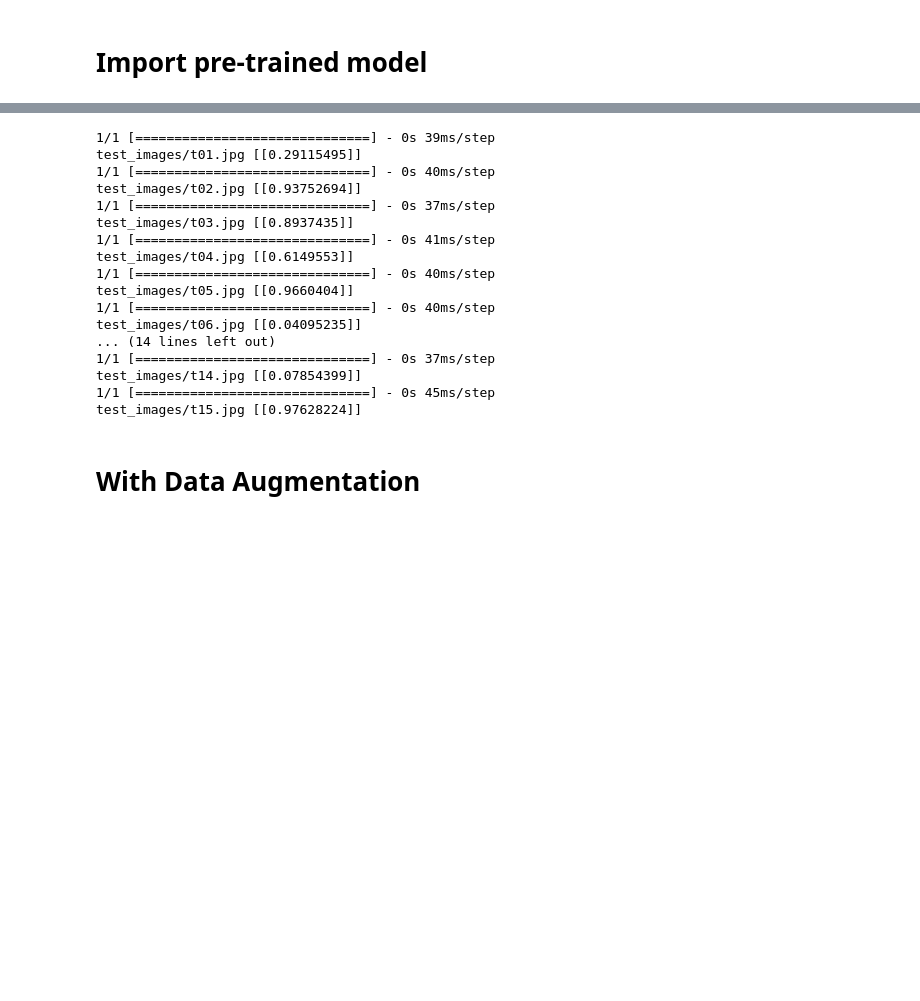
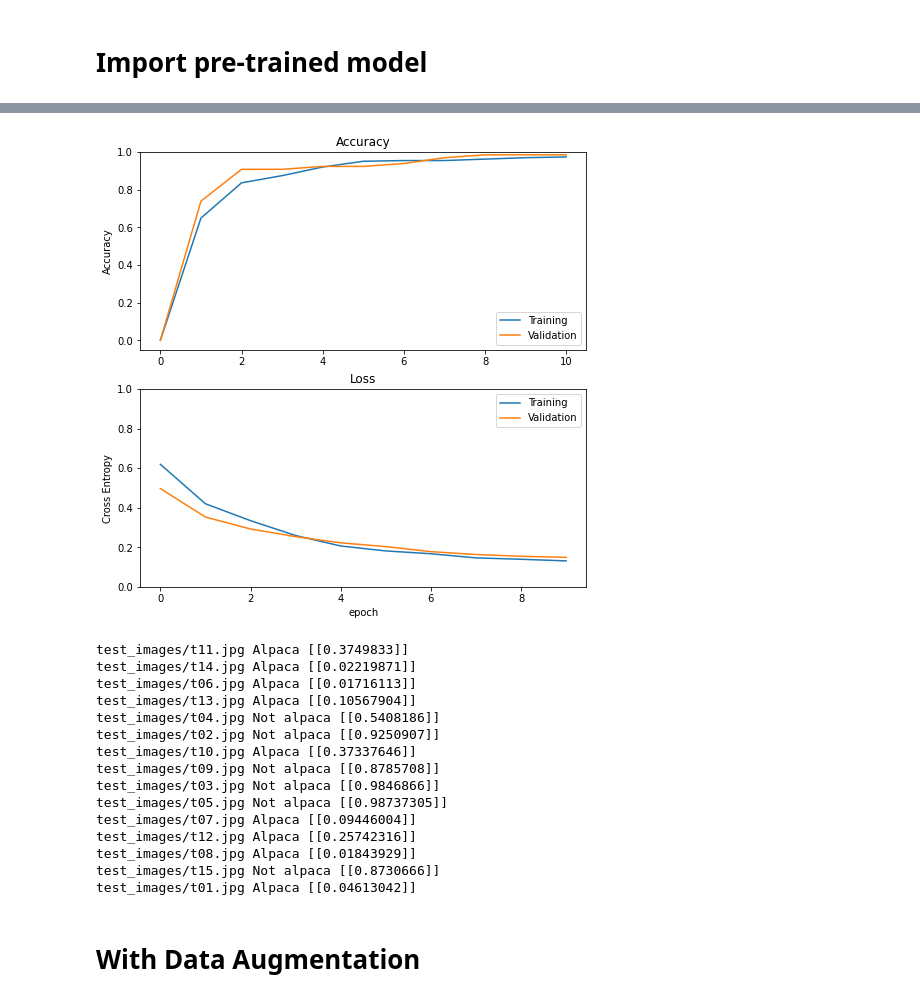
Before and after one commit to angelprdd25/transfer-learning-image-classifier, a Jupyter notebook: Alpaca image classifier MobileNetv2.ipynb, the cells around one changed output, grey strips where cells are left out. Saved outputs shown, nothing was run; the diff lists cells and outputs as text; code cells hidden in the pictures; blank space fills up the shorter version.

```diff
--- a/Alpaca image classifier MobileNetv2.ipynb
+++ b/Alpaca image classifier MobileNetv2.ipynb
@@ -37,14 +37,14 @@ image_size = (160,160) # resize the images to 160x160
 # set the random seeds to match eachother (to avoid overlapping of the images in
 # train and validation sets)
 
-train_set = image_dataset_from_directory(directory,
+train_set = tf.keras.utils.image_dataset_from_directory(directory,
                                              shuffle=True,
                                              batch_size=batch_size,
                                              image_size=image_size,
                                              validation_split=0.2,
                                              subset='training',
                                              seed=42)
-validation_set = image_dataset_from_directory(directory,
+validation_set = tf.keras.utils.image_dataset_from_directory(directory,
                                              shuffle=True,
                                              batch_size=batch_size,
                                              image_size=image_size,
@@ -106,18 +108,20 @@ ________________________________________________________________________________
 # %%
 # load the pre-trained model without the final layers
 image_shape = image_size + (3,)
-base_model = tf.keras.applications.MobileNetV2(input_shape=image_shape,
+pre_trained_model = tf.keras.applications.MobileNetV2(input_shape=image_shape,
                                                include_top=False,
                                                weights='imagenet')
 # %%
+# normalize the inputs to the range [-1, 1]
+preprocess_input = tf.keras.applications.mobilenet_v2.preprocess_input
 # freeze the base model by making it non trainable
-base_model.trainable = False
+pre_trained_model.trainable = False
 # define the input layer
 inputs = tf.keras.Input(shape=image_shape)
 # preprocess the inputs
 x = preprocess_input(inputs)
 # add the pre-trained (not trainable) model
-x = base_model(x, training=False)
+x = pre_trained_model(x, training=False)
 # add a pooling layer
 x = tf.keras.layers.GlobalAveragePooling2D()(x)
 # add a dropout layer for regularization
@@ -159,34 +163,58 @@ Epoch 10/10
+# %%
+acc = [0.] + history.history['accuracy']
+val_acc = [0.] + history.history['val_accuracy']
+
+loss = history.history['loss']
+val_loss = history.history['val_loss']
+
+plt.figure(figsize=(8, 8))
+plt.subplot(2, 1, 1)
+plt.plot(acc, label='Training')
+plt.plot(val_acc, label='Validation')
+plt.legend(loc='lower right')
+plt.ylabel('Accuracy')
+plt.ylim([min(plt.ylim()),1])
+plt.title('Accuracy')
+
+plt.subplot(2, 1, 2)
+plt.plot(loss, label='Training')
+plt.plot(val_loss, label='Validation')
+plt.legend(loc='upper right')
+plt.ylabel('Cross Entropy')
+plt.ylim([0,1.0])
+plt.title('Loss')
+plt.xlabel('epoch')
+plt.show()
+# %% [output]
+[figure, added]
 # %%
 # predict images
-# get number of images to test
 test_path = "test_images/"
 test_imgs = os.listdir(test_path)
-#num_tests = len(test_imgs)
 
 for i in test_imgs:
     image_path = os.path.join(test_path, i)
     img = Image.open(image_path).convert('RGB').resize((160, 160), Image.ANTIALIAS)
     img = np.array(img)
-    prediction = model.predict(img[None,:,:])
-    print(image_path,prediction)
+    prediction_prob = model.predict(img[None,:,:])
+    prediction = 'Alpaca' if prediction_prob < 0.5 else 'Not alpaca'
+    print(image_path, prediction, prediction_prob)
 # %% [output]
-1/1 [==============================] - 0s 39ms/step
-test_images/t01.jpg [[0.29115495]]
-1/1 [==============================] - 0s 40ms/step
-test_images/t02.jpg [[0.93752694]]
-1/1 [==============================] - 0s 37ms/step
-test_images/t03.jpg [[0.8937435]]
-1/1 [==============================] - 0s 41ms/step
-test_images/t04.jpg [[0.6149553]]
-1/1 [==============================] - 0s 40ms/step
-test_images/t05.jpg [[0.9660404]]
-1/1 [==============================] - 0s 40ms/step
-test_images/t06.jpg [[0.04095235]]
-... (14 lines left out)
-1/1 [==============================] - 0s 37ms/step
-test_images/t14.jpg [[0.07854399]]
-1/1 [==============================] - 0s 45ms/step
-test_images/t15.jpg [[0.97628224]]
+test_images/t11.jpg Alpaca [[0.3749833]]
+test_images/t14.jpg Alpaca [[0.02219871]]
+test_images/t06.jpg Alpaca [[0.01716113]]
+test_images/t13.jpg Alpaca [[0.10567904]]
+test_images/t04.jpg Not alpaca [[0.5408186]]
+test_images/t02.jpg Not alpaca [[0.9250907]]
+test_images/t10.jpg Alpaca [[0.37337646]]
+test_images/t09.jpg Not alpaca [[0.8785708]]
+test_images/t03.jpg Not alpaca [[0.9846866]]
+test_images/t05.jpg Not alpaca [[0.98737305]]
+test_images/t07.jpg Alpaca [[0.09446004]]
+test_images/t12.jpg Alpaca [[0.25742316]]
+test_images/t08.jpg Alpaca [[0.01843929]]
+test_images/t15.jpg Not alpaca [[0.8730666]]
+test_images/t01.jpg Alpaca [[0.04613042]]
 # %% [markdown]
 # With Data Augmentation
 # %%
```
Also changed, not shown: parts of 20 cells of this notebook.
